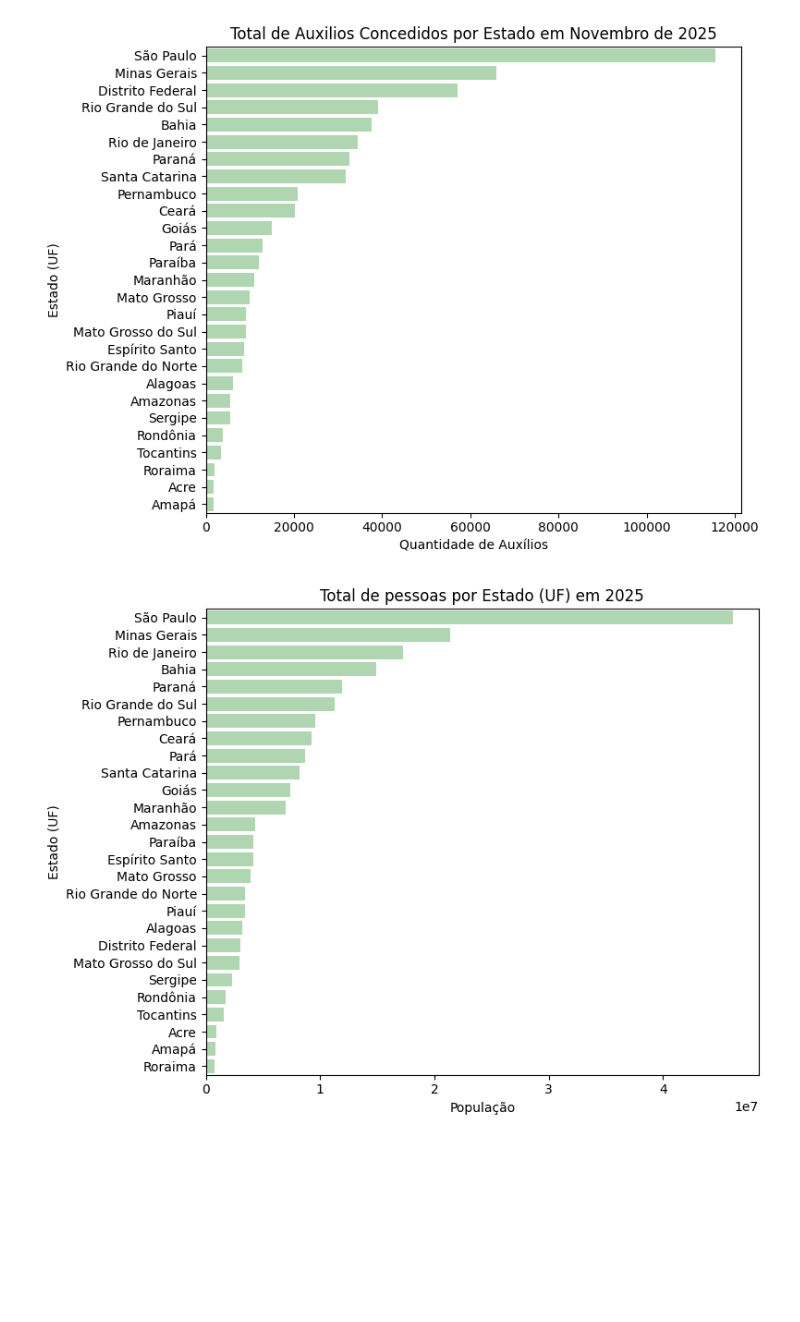
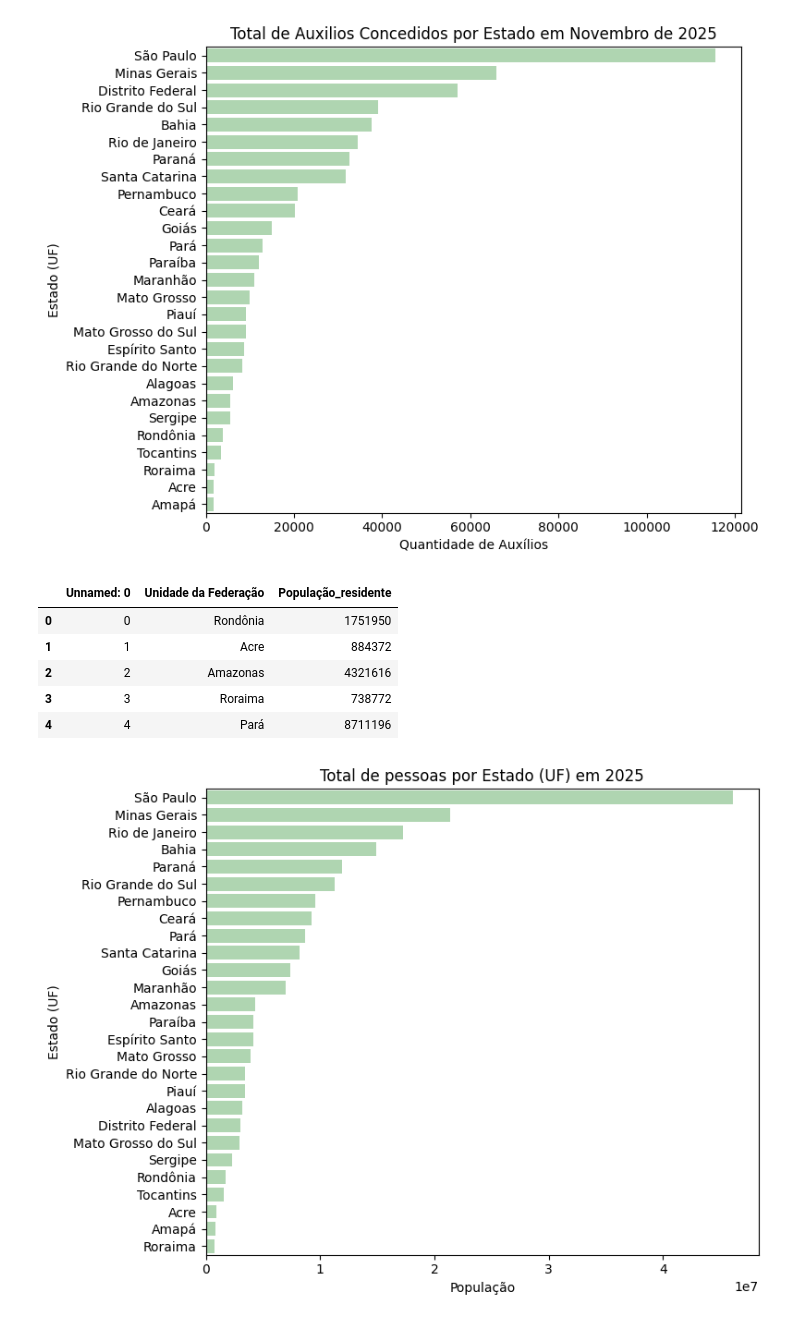
Before and after one commit to Estressei/ProjetoTrilhaDados, a Jupyter notebook: main.ipynb, the cells around one changed output. Cells and saved outputs as stored; diff of their text form; code cells hidden in the pictures; blank space fills up the shorter version.

```diff
--- a/main.ipynb
+++ b/main.ipynb
@@ -355,3 +242,14 @@ populacao["Unidade da Federação"] = populacao["Unidade da Federação"].str.sp
+# %%
+#Lê o arquivo de dados populacional tratado
+populacao = pd.read_csv('dados/dados_populacional_limpo.csv')
+populacao.head()
+# %% [output]
+|  | Unnamed: 0 | Unidade da Federação | População_residente |
+| 0 | 0 | Rondônia | 1751950 |
+| 1 | 1 | Acre | 884372 |
+| 2 | 2 | Amazonas | 4321616 |
+| 3 | 3 | Roraima | 738772 |
+| 4 | 4 | Pará | 8711196 |
 # %%
 #Exibe a quantidade de pessoas por estado
 populacao = populacao.sort_values('População_residente', ascending=False)
```
Also changed, not shown: parts of 17 cells of this notebook, 6 other files.
